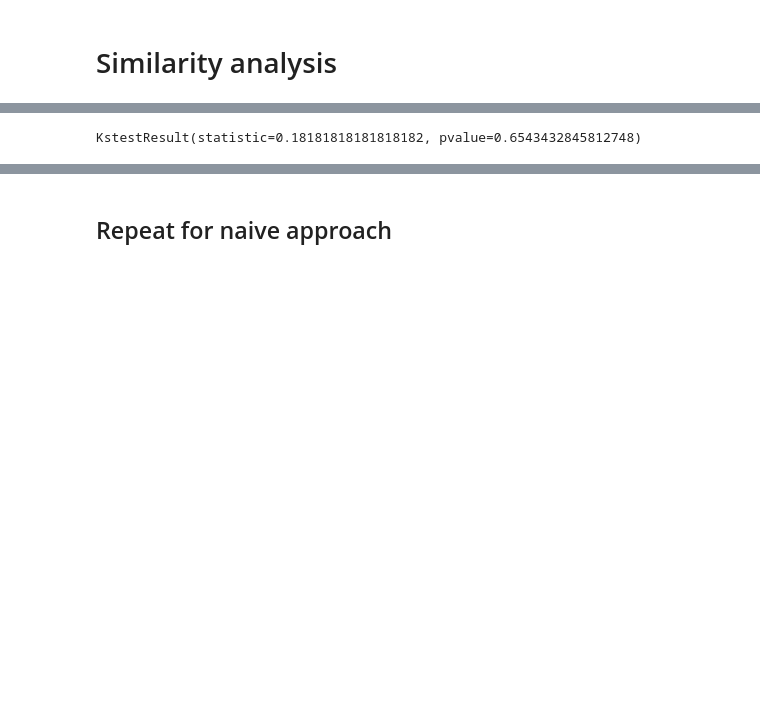
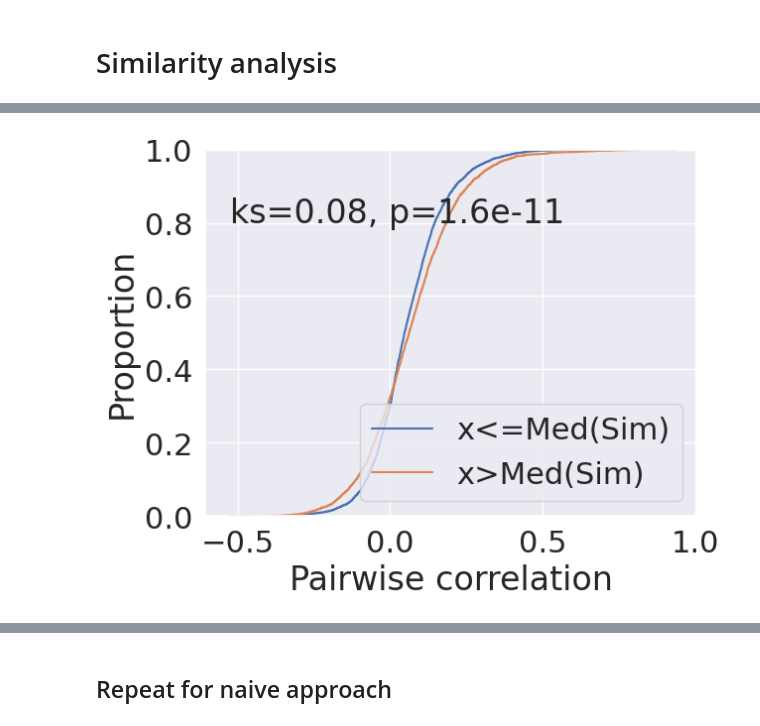
Before and after one commit to shappiron/test_kriukov, a Jupyter notebook: solution.ipynb, the cells around one changed output, grey strips where cells are left out. Cells and saved outputs as stored; diff of their text form; code cells hidden in the pictures; blank space fills up the shorter version.

```diff
--- a/solution.ipynb
+++ b/solution.ipynb
@@ -1,15 +1,18 @@
 # %% [markdown]
 # Prepare files
 # %%
-# unfortunately I don't have API key for using python API directly so let's download files manually
 import pandas as pd
-pd.set_option('display.max_columns', 100)
 import numpy as np
 from matplotlib import pyplot as plt
 import seaborn as sns
-sns.set_theme(font_scale=2.0)
 from cmapPy.pandasGEXpress import parse
 import os
+from glob import glob
+
+#params
+sns.set_theme(font_scale=2.0)
+pd.set_option('display.max_columns', 100)
+N_WORKERS = 8 #number of process working in parallel during harmonization procedure
 
 #create data storage folder for convenience
 if not os.path.exists('data/'):
@@ -175,10 +213,22 @@ plt.show()
 # %%
 from scipy.stats import ks_2samp
 #just split data by similarity median and test if the distrubutions are the same.
 med = np.median(usim)
 s1 = ucor[usim <= med]
 s2 = ucor[usim > med]
 
-ks_2samp(s1, s2)
+
+def annotate(s1, s2):
+    ks, p = ks_2samp(s1, s2)
+    ax = plt.gca()
+    ax.text(.05, .8, 'ks={:.2f}, p={:.2g}'.format(ks, p),
+            transform=ax.transAxes)
+
+
+sns.ecdfplot(s1, label='x<=Med(Sim)')
+g = sns.ecdfplot(s2, label='x>Med(Sim)')
+annotate(s1, s2)
+plt.xlabel('Pairwise correlation')
+plt.legend();
 # %% [output]
-KstestResult(statistic=0.18181818181818182, pvalue=0.6543432845812748)
+[figure, added]
```
Also changed, not shown: parts of 25 cells of this notebook.
